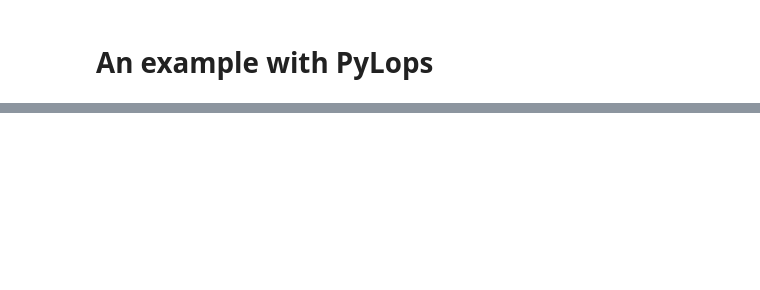
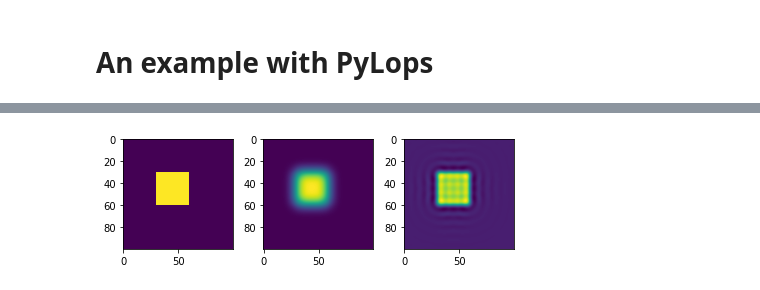
Before and after one commit to TristanvanLeeuwen/Masterclass_IP, a Jupyter notebook: lectures/matrix_free.ipynb, the cells around one changed output, grey strips where cells are left out. Cells and saved outputs as stored; diff of their text form; code cells hidden in the pictures; blank space fills up the shorter version.

```diff
--- a/lectures/matrix_free.ipynb
+++ b/lectures/matrix_free.ipynb
@@ -28,0 +86,16 @@ ModuleNotFoundError: No module named 'pylops'
+# %%
+L = pylops.basicoperators.Laplacian((n,n))
+A = lambda alpha : pylops.VStack((K,np.sqrt(alpha)*L))
+b = np.concatenate((f,np.zeros(n**2)))
+
+uh = lambda alpha : lsqr(A(alpha),b)[0]
+# %%
+fig, ax = plt.subplots(1,3)
+
+ax[0].imshow(u.reshape((n,n)))
+ax[1].imshow(f.reshape((n,n)))
+ax[2].imshow(uh(1e-6).reshape((n,n)))
+
+plt.tight_layout()
+# %% [output]
+[figure, added]
```
Also changed, not shown: parts of 14 cells of this notebook.
